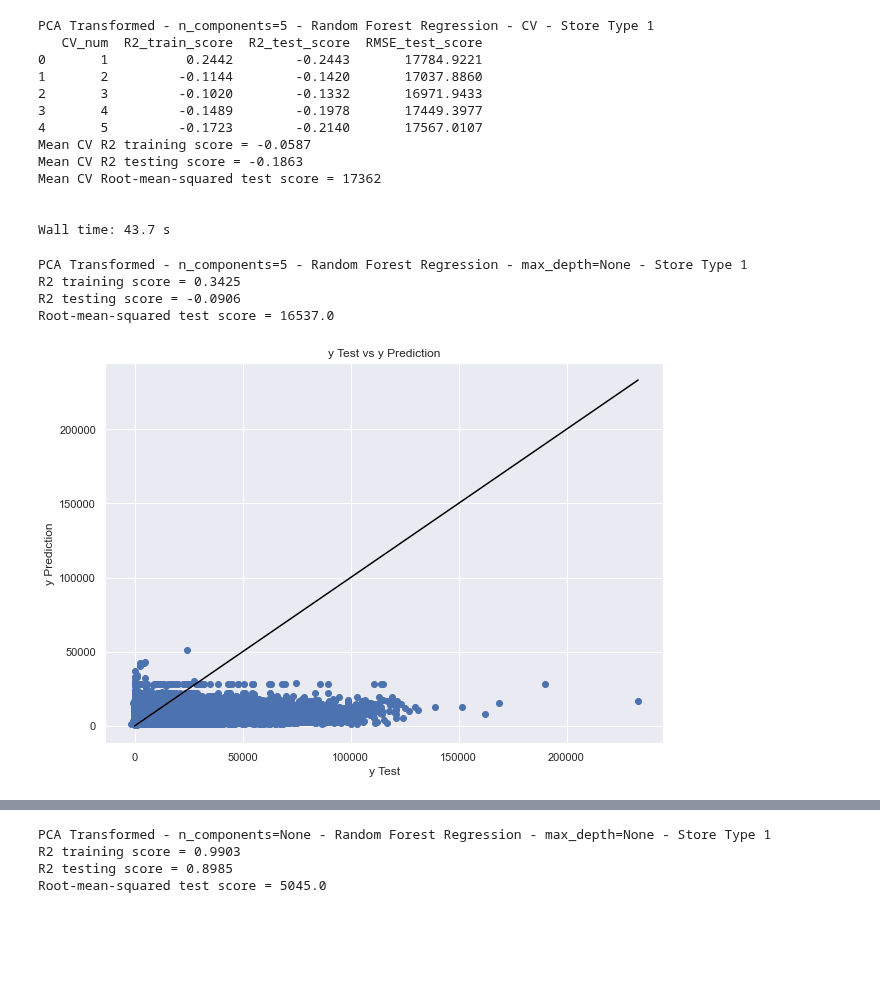
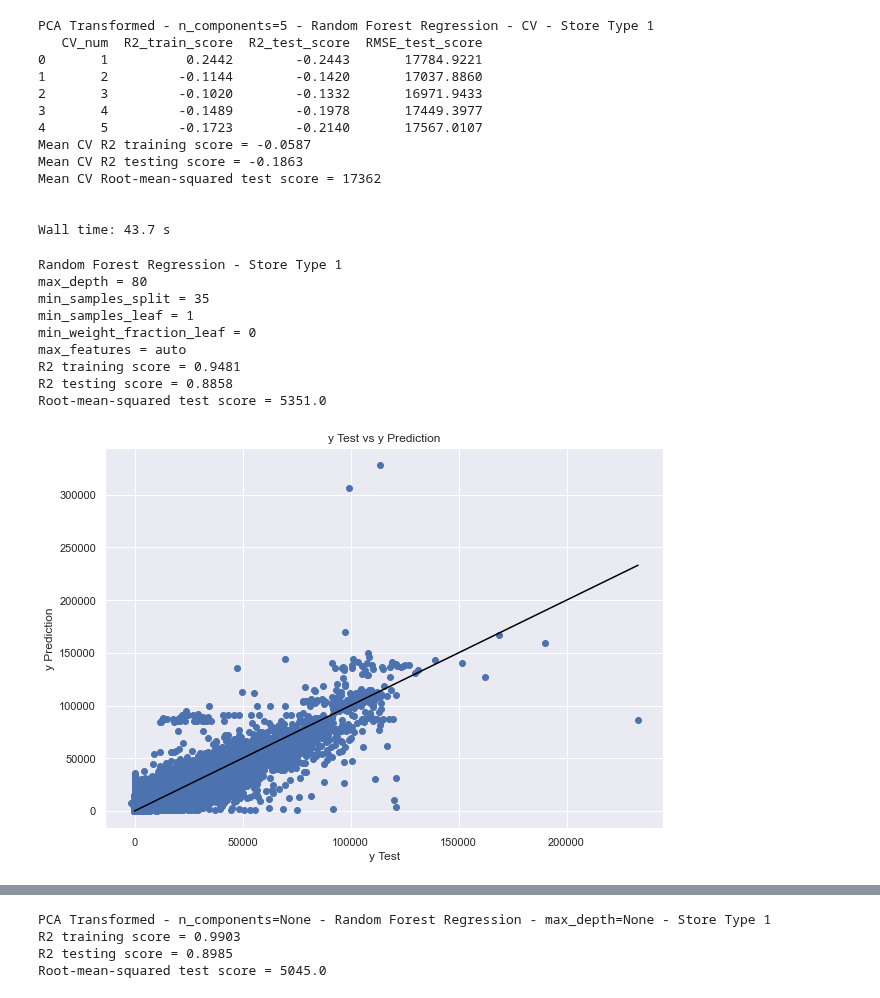
Before and after one commit to Dylan-C-Neal/capstone1-retail_forecasting, a Jupyter notebook: notebooks/C1S4-Modeling.ipynb, the cells around one changed output, grey strips where cells are left out. Saved outputs shown, nothing was run; the diff lists cells and outputs as text; code cells hidden in the pictures; blank space fills up the shorter version.

```diff
--- a/notebooks/C1S4-Modeling.ipynb
+++ b/notebooks/C1S4-Modeling.ipynb
@@ -1030,7 +1050,8 @@ def pcaRfCV(store, n_components=[None]):
         cvmodeling(rfreg, pcaX_train, y_train, pcaX_test, y_test, False)
         print('\n')
 # %%
-def pcaRfModel(store, n_components=[None], max_depth=None, plot=True):
+def pcaRfModel(store, n_components=[None], max_depth=None, min_samples_split=2, min_samples_leaf=1, \
+               min_weight_fraction_leaf=0, max_features='auto', plot=True):
     pca = PCA(n_components=n_components, random_state=42)
 
     if store == 0:
@@ -1043,9 +1064,18 @@ def pcaRfModel(store, n_components=[None], max_depth=None, plot=True):
     X_train = pca.fit_transform(X_train)
     X_test = pca.transform(X_test)
 
-    rfreg = RandomForestRegressor(random_state=42, max_depth=max_depth, n_jobs=-1)
+    rfreg = RandomForestRegressor(random_state=42, max_depth=max_depth, min_samples_split=min_samples_split, \
+                                  min_samples_leaf=min_samples_leaf, \
+                                  min_weight_fraction_leaf=min_weight_fraction_leaf, \
+                                  max_features='auto', n_jobs=-1)
 
-    print('PCA Transformed - n_components=' + str(n_components) + ' - Random Forest Regression - max_depth=' + str(max_depth) + ' - Store Type ' + str(store))
+    print('PCA Transformed - Random Forest Regression - Store Type ' + str(store))
+    print('n_components = ' + str(n_components))
+    print('max_depth = ' + str(max_depth))
+    print('min_samples_split = ' + str(min_samples_split))
+    print('min_samples_leaf = ' + str(min_samples_leaf))
+    print('min_weight_fraction_leaf = ' + str(min_weight_fraction_leaf))
+    print('max_features = ' + str(max_features))
 
     modeling(rfreg, X_train, np.ravel(y_train), X_test, np.ravel(y_test), plot)
 # %%
@@ -1084,10 +1114,15 @@ Mean CV Root-mean-squared test score = 17362
 Wall time: 43.7 s
 # %%
 %%time
-pcaRfModel(1, 5, None)
+pcaRfModel(1, 100, 80, 35)
 # %% [output]
-PCA Transformed - n_components=5 - Random Forest Regression - max_depth=None - Store Type 1
-R2 training score = 0.3425
-R2 testing score = -0.0906
-Root-mean-squared test score = 16537.0
+Random Forest Regression - Store Type 1
+max_depth = 80
+min_samples_split = 35
+min_samples_leaf = 1
+min_weight_fraction_leaf = 0
+max_features = auto
+R2 training score = 0.9481
+R2 testing score = 0.8858
+Root-mean-squared test score = 5351.0
-[figure, old version]
+[figure, new version]
```
Also changed, not shown: parts of 12 cells of this notebook.
